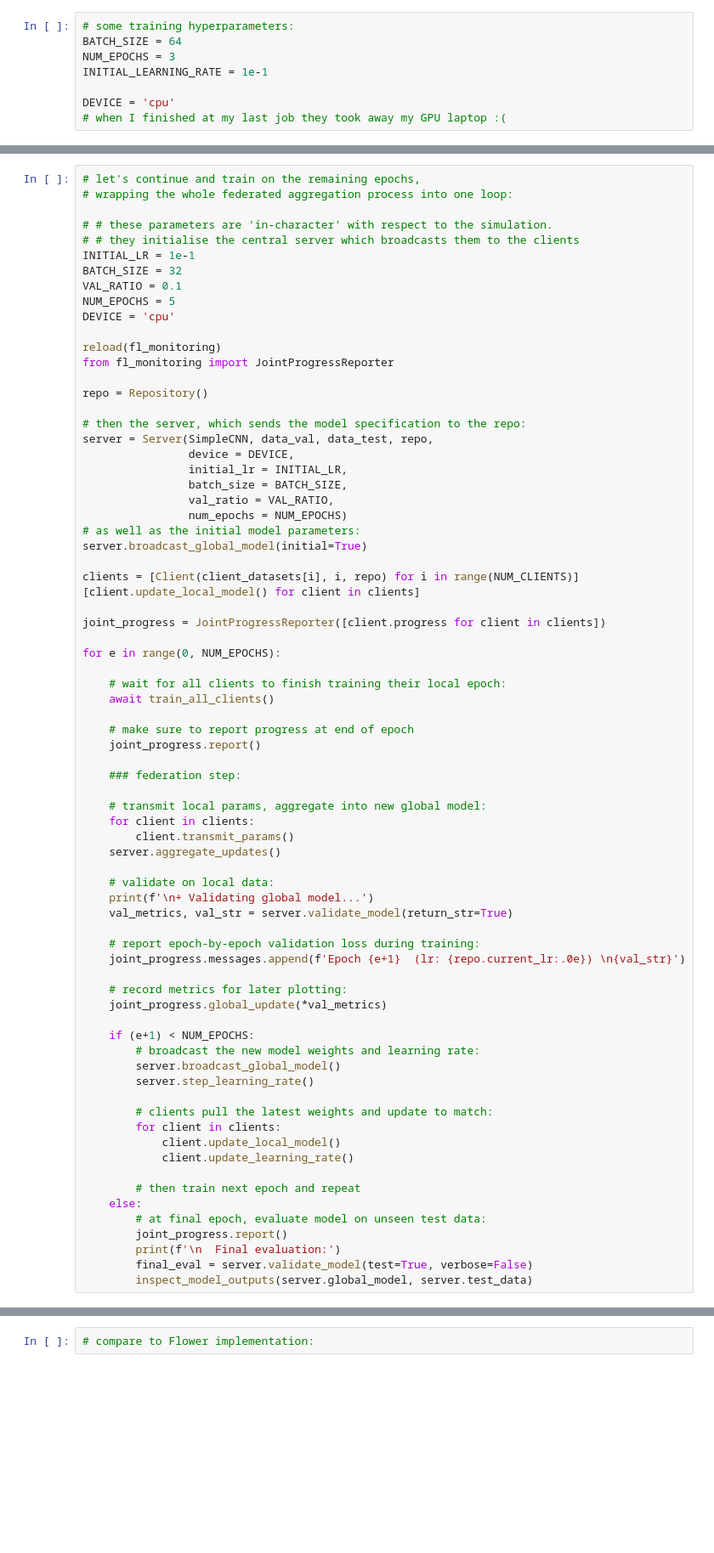
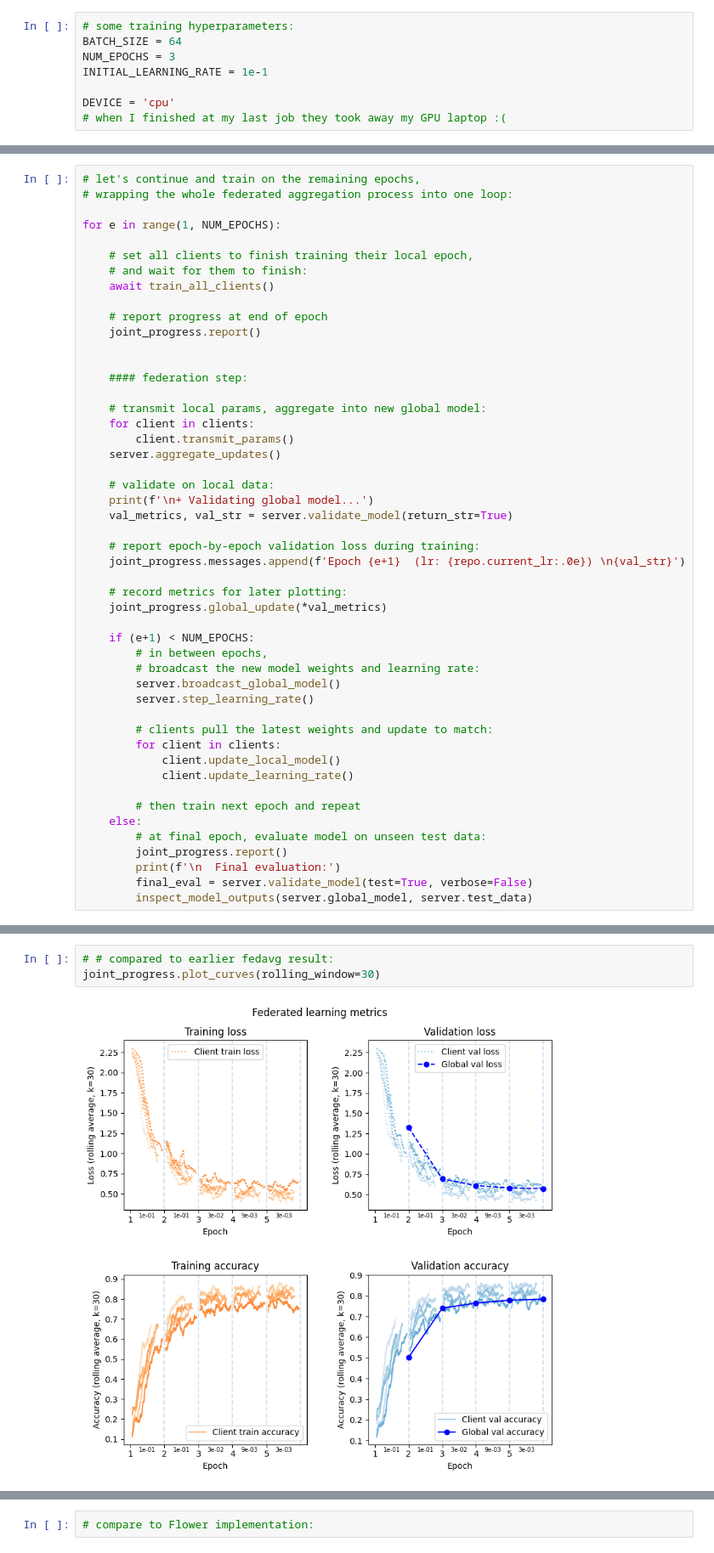
Before and after one commit to andreybarsky/fedlearn, a Jupyter notebook: Federated Learning exercise.ipynb, the cells around one changed output, grey strips where cells are left out. Shown at 85% size. Drawn from its saved outputs; the diff is of its cells as text; blank space fills up the shorter version.

```diff
--- a/Federated Learning exercise.ipynb
+++ b/Federated Learning exercise.ipynb
@@ -838,43 +760,17 @@ for client in clients:
 # let's continue and train on the remaining epochs,
 # wrapping the whole federated aggregation process into one loop:
 
-# # these parameters are 'in-character' with respect to the simulation.
-# # they initialise the central server which broadcasts them to the clients
-INITIAL_LR = 1e-1
-BATCH_SIZE = 32
-VAL_RATIO = 0.1
-NUM_EPOCHS = 5
-DEVICE = 'cpu'
+for e in range(1, NUM_EPOCHS):
 
-reload(fl_monitoring)
-from fl_monitoring import JointProgressReporter
-
-repo = Repository()
-
-# then the server, which sends the model specification to the repo:
-server = Server(SimpleCNN, data_val, data_test, repo,
-                device = DEVICE,
-                initial_lr = INITIAL_LR,
-                batch_size = BATCH_SIZE,
-                val_ratio = VAL_RATIO,
-                num_epochs = NUM_EPOCHS)
-# as well as the initial model parameters:
-server.broadcast_global_model(initial=True)
-
-clients = [Client(client_datasets[i], i, repo) for i in range(NUM_CLIENTS)]
-[client.update_local_model() for client in clients]
-
-joint_progress = JointProgressReporter([client.progress for client in clients])
-
-for e in range(0, NUM_EPOCHS):
-
-    # wait for all clients to finish training their local epoch:
+    # set all clients to finish training their local epoch,
+    # and wait for them to finish:
     await train_all_clients()
 
-    # make sure to report progress at end of epoch
+    # report progress at end of epoch
     joint_progress.report()
 
-    ### federation step:
+
+    #### federation step:
 
     # transmit local params, aggregate into new global model:
     for client in clients:
@@ -892,6 +788,7 @@ for e in range(0, NUM_EPOCHS):
     joint_progress.global_update(*val_metrics)
 
     if (e+1) < NUM_EPOCHS:
+        # in between epochs,
         # broadcast the new model weights and learning rate:
         server.broadcast_global_model()
         server.step_learning_rate()
@@ -1124,3 +982,8 @@ class FedProxClient(Client):
+# %%
+# # compared to earlier fedavg result:
+joint_progress.plot_curves(rolling_window=30)
+# %% [output]
+[figure, added]
 # %% [markdown]
 ### Practical considerations not implemented
 
```
Also changed, not shown: parts of 33 cells of this notebook, 3 other files.
